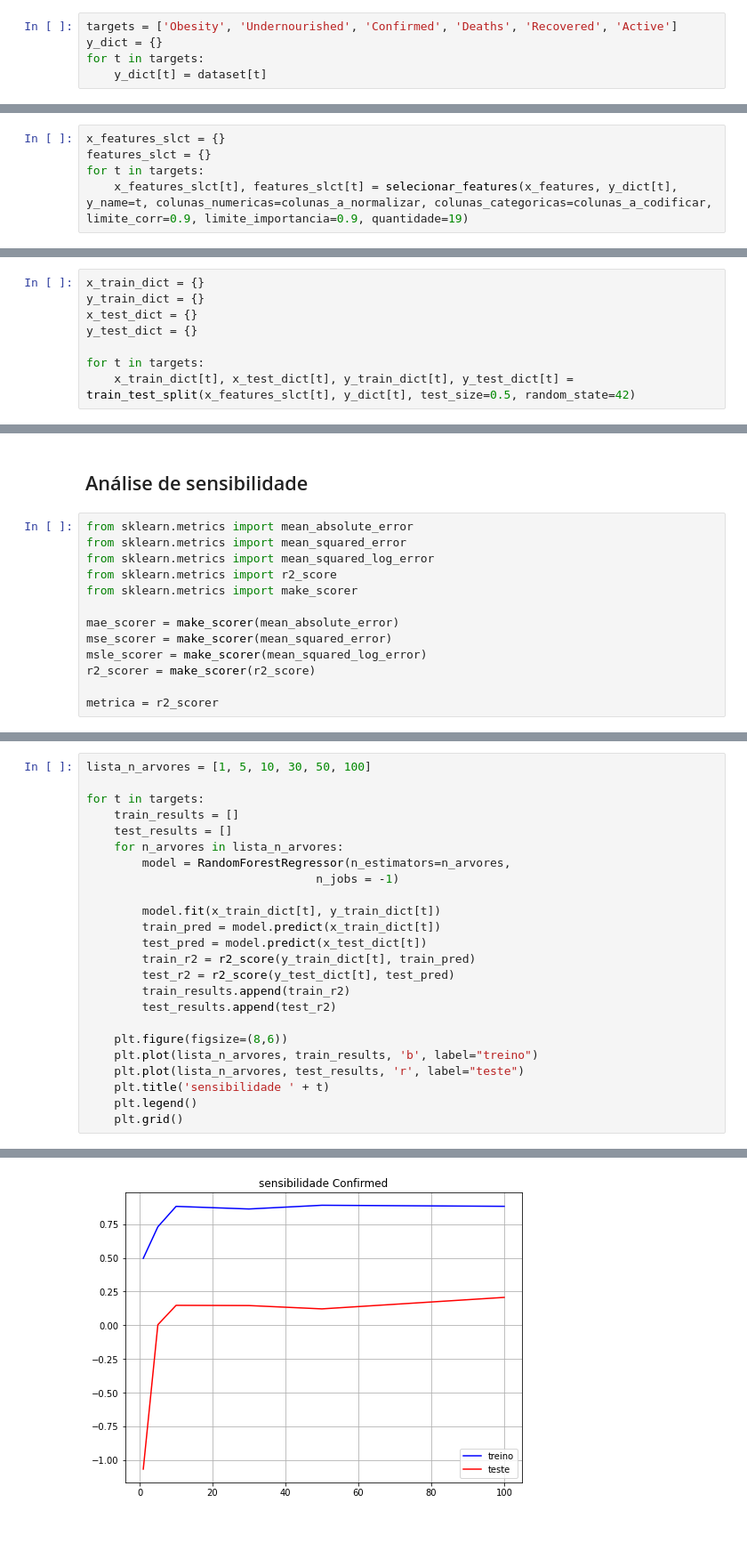
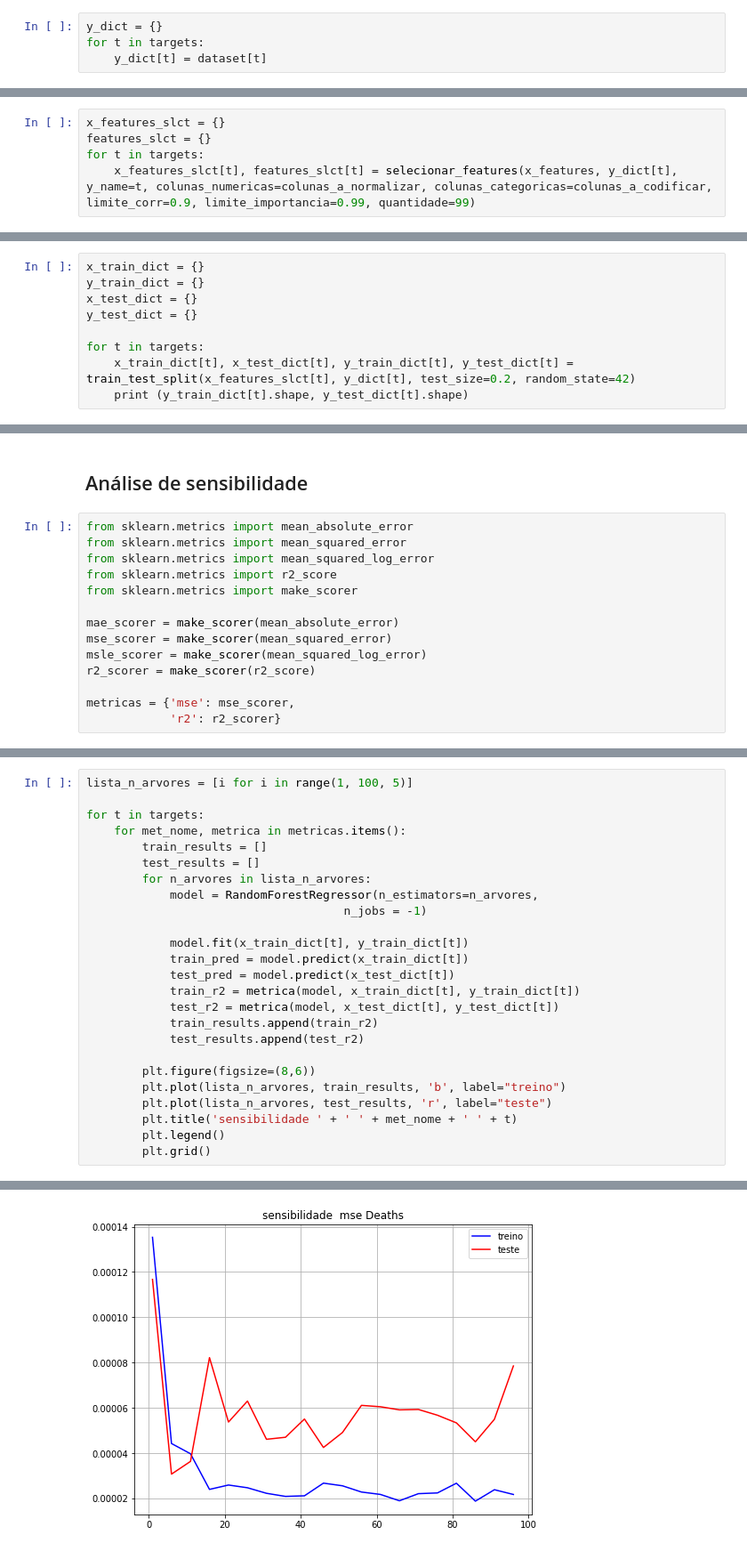
Before and after one commit to joaoweissmann/ML_COVID-19, a Jupyter notebook: COVID19 healthy diet.ipynb, the cells around one changed output, grey strips where cells are left out. Shown at 89% size. Saved outputs shown, nothing was run; the diff lists cells and outputs as text.

Commit message:
add model selection and test

```diff
--- a/COVID19 healthy diet.ipynb
+++ b/COVID19 healthy diet.ipynb
@@ -578,5 +578,4 @@ dataset = dataset[dataset['is outlier']==0]
 # %%
-targets = ['Obesity', 'Undernourished', 'Confirmed', 'Deaths', 'Recovered', 'Active']
 y_dict = {}
 for t in targets:
     y_dict[t] = dataset[t]
@@ -642,6 +636,6 @@ for t in targets:
 x_features_slct = {}
 features_slct = {}
 for t in targets:
-    x_features_slct[t], features_slct[t] = selecionar_features(x_features, y_dict[t], y_name=t, colunas_numericas=colunas_a_normalizar, colunas_categoricas=colunas_a_codificar, limite_corr=0.9, limite_importancia=0.9, quantidade=19)
+    x_features_slct[t], features_slct[t] = selecionar_features(x_features, y_dict[t], y_name=t, colunas_numericas=colunas_a_normalizar, colunas_categoricas=colunas_a_codificar, limite_corr=0.9, limite_importancia=0.99, quantidade=99)
 # %% [output]
 <Figure size 432x288 with 0 Axes>
@@ -765,4 +750,5 @@ x_test_dict = {}
 y_test_dict = {}
 
 for t in targets:
-    x_train_dict[t], x_test_dict[t], y_train_dict[t], y_test_dict[t] = train_test_split(x_features_slct[t], y_dict[t], test_size=0.5, random_state=42)
+    x_train_dict[t], x_test_dict[t], y_train_dict[t], y_test_dict[t] = train_test_split(x_features_slct[t], y_dict[t], test_size=0.2, random_state=42)
+    print (y_train_dict[t].shape, y_test_dict[t].shape)
@@ -823,4 +814,5 @@ mse_scorer = make_scorer(mean_squared_error)
 msle_scorer = make_scorer(mean_squared_log_error)
 r2_scorer = make_scorer(r2_score)
 
-metrica = r2_scorer
+metricas = {'mse': mse_scorer,
+            'r2': r2_scorer}
@@ -829,25 +819,26 @@ metrica = r2_scorer
 # %%
-lista_n_arvores = [1, 5, 10, 30, 50, 100]
+lista_n_arvores = [i for i in range(1, 100, 5)]
 
 for t in targets:
-    train_results = []
-    test_results = []
-    for n_arvores in lista_n_arvores:
-        model = RandomForestRegressor(n_estimators=n_arvores,
-                                 n_jobs = -1)
+    for met_nome, metrica in metricas.items():
+        train_results = []
+        test_results = []
+        for n_arvores in lista_n_arvores:
+            model = RandomForestRegressor(n_estimators=n_arvores,
+                                     n_jobs = -1)
 
-        model.fit(x_train_dict[t], y_train_dict[t])
-        train_pred = model.predict(x_train_dict[t])
-        test_pred = model.predict(x_test_dict[t])
-        train_r2 = r2_score(y_train_dict[t], train_pred)
-        test_r2 = r2_score(y_test_dict[t], test_pred)
-        train_results.append(train_r2)
-        test_results.append(test_r2)
+            model.fit(x_train_dict[t], y_train_dict[t])
+            train_pred = model.predict(x_train_dict[t])
+            test_pred = model.predict(x_test_dict[t])
+            train_r2 = metrica(model, x_train_dict[t], y_train_dict[t])
+            test_r2 = metrica(model, x_test_dict[t], y_test_dict[t])
+            train_results.append(train_r2)
+            test_results.append(test_r2)
 
-    plt.figure(figsize=(8,6))
-    plt.plot(lista_n_arvores, train_results, 'b', label="treino")
-    plt.plot(lista_n_arvores, test_results, 'r', label="teste")
-    plt.title('sensibilidade ' + t)
-    plt.legend()
-    plt.grid()
+        plt.figure(figsize=(8,6))
+        plt.plot(lista_n_arvores, train_results, 'b', label="treino")
+        plt.plot(lista_n_arvores, test_results, 'r', label="teste")
+        plt.title('sensibilidade ' + ' ' + met_nome + ' ' + t)
+        plt.legend()
+        plt.grid()
 # %% [output]
@@ -856 +847 @@ for t in targets:
-[figure, old version]
+[figure, new version]
```
Also changed, not shown: parts of 30 cells of this notebook.
